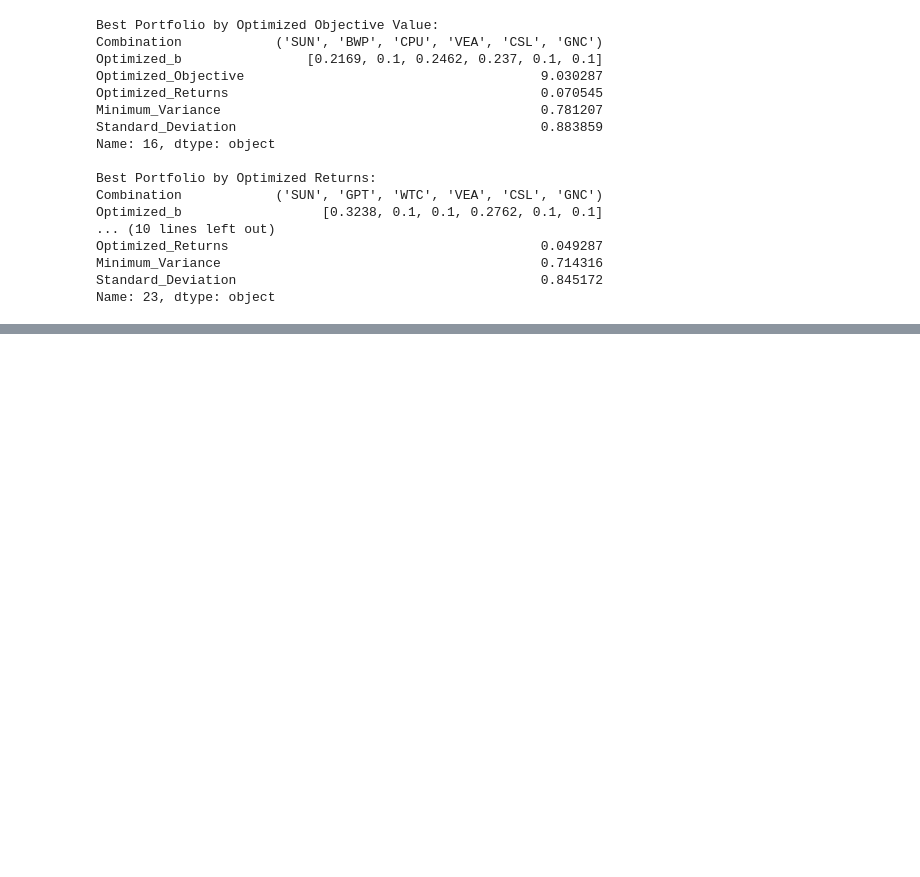
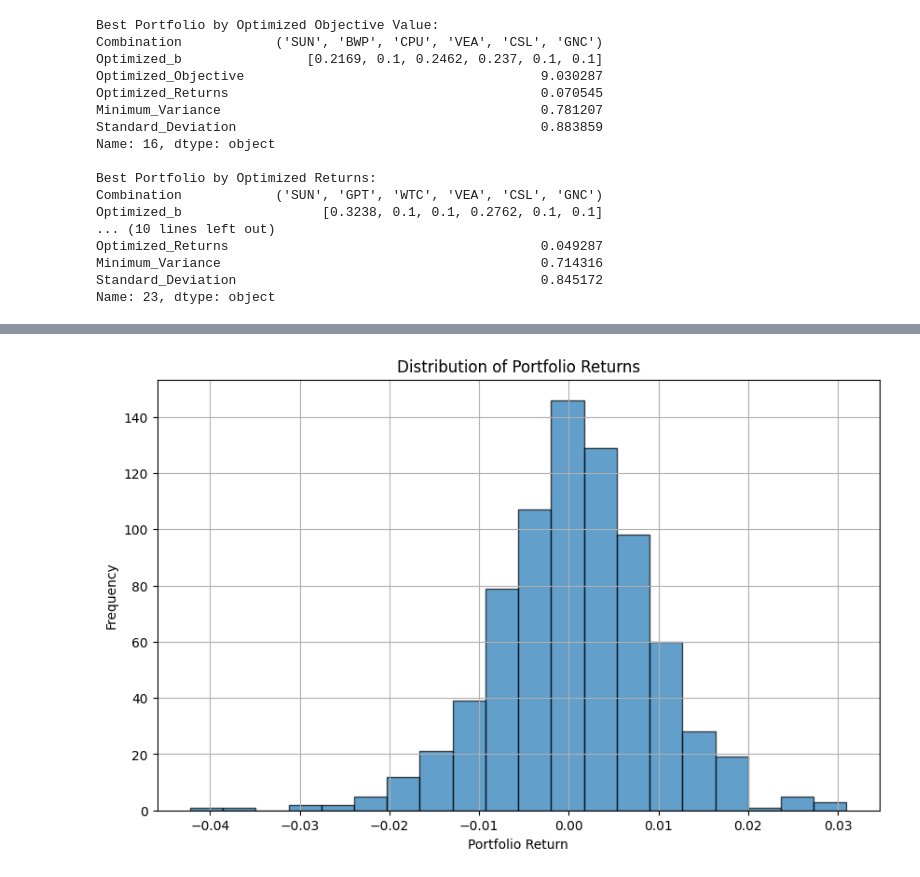
Before and after one commit to lordtahdus/Portfolio_Optimisation, a Jupyter notebook: ETC3460/plot.ipynb, the cells around one changed output, grey strips where cells are left out. Drawn from its saved outputs; the diff is of its cells as text; code cells hidden in the pictures; blank space fills up the shorter version.

```diff
--- a/ETC3460/plot.ipynb
+++ b/ETC3460/plot.ipynb
@@ -67,0 +94,11 @@ Name: 23, dtype: object
+# %%
+# Plot a histogram of the portfolio returns
+plt.figure(figsize=(10, 6))
+plt.hist(portfolio_return['Portfolio Return'], bins=20, edgecolor='black', alpha=0.7)
+plt.xlabel('Portfolio Return')
+plt.ylabel('Frequency')
+plt.title('Distribution of Portfolio Returns')
+plt.grid(True)
+plt.show()
+# %% [output]
+[figure, added]
```
Also changed, not shown: parts of 6 cells of this notebook, 2 other files.
